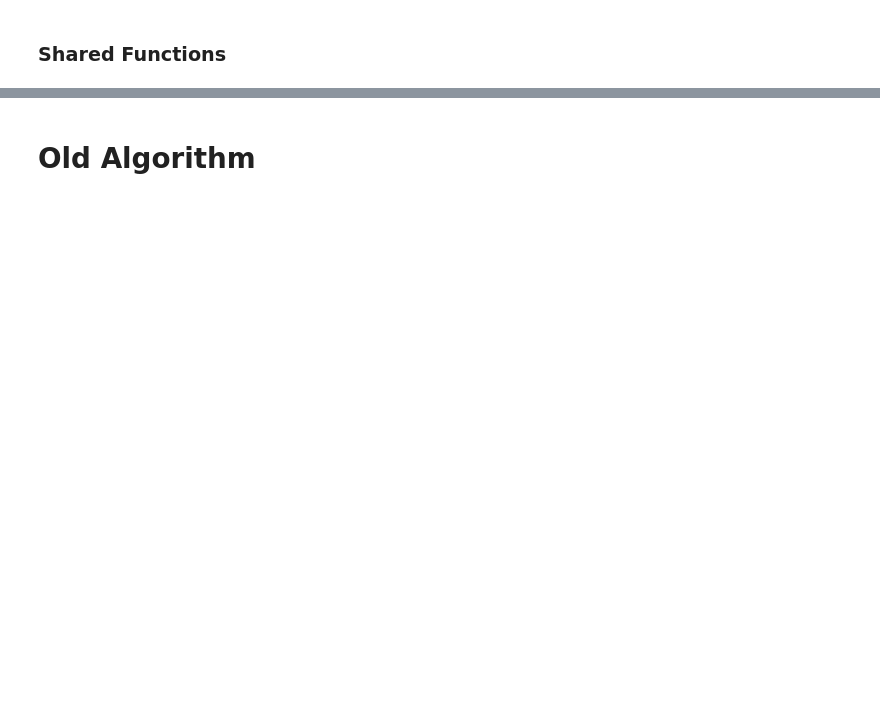
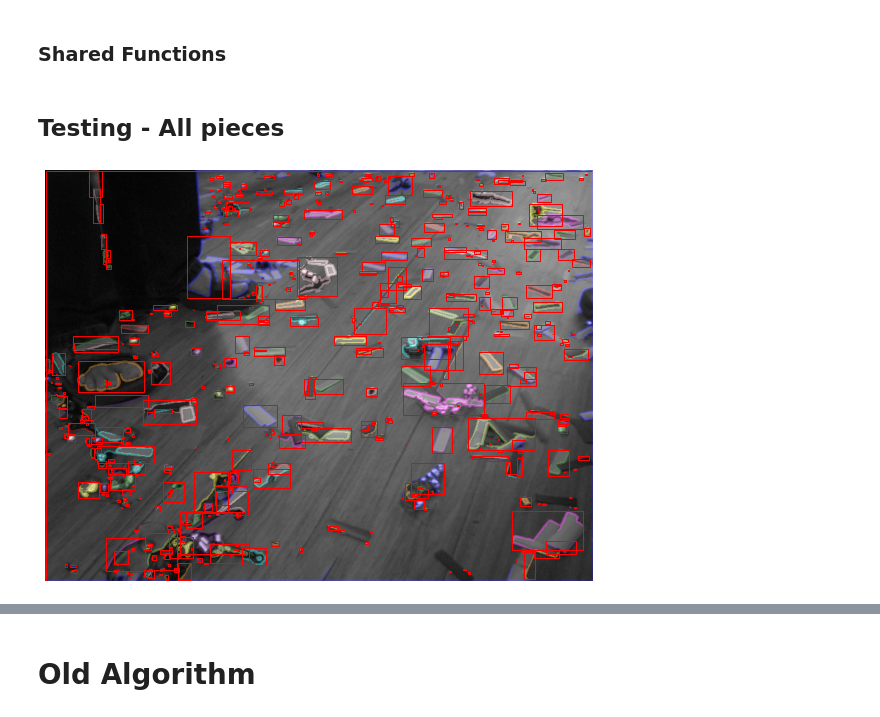
Before and after one commit to tancalv2/ConfettiRemoval, a Jupyter notebook: ScatterInpainting.ipynb, the cells around one changed output, grey strips where cells are left out. Cells and saved outputs as stored; diff of their text form; code cells hidden in the pictures; blank space fills up the shorter version.

```diff
--- a/ScatterInpainting.ipynb
+++ b/ScatterInpainting.ipynb
@@ -516,0 +613,20 @@ def plotFigures(coords1, coords2):
+# %% [markdown]
+## Testing - All pieces
+# %%
+# img = cv2.imread('img0035.png', 0)
+# img_clr = cv2.imread('img0035.png')
+img = cv2.imread('img0036.png', 0)
+img_clr = cv2.imread('img0036.png')
+# img = cv2.imread('img0037.png', 0)
+# img_clr = cv2.imread('img0037.png')
+gaussFilter = Gauss2D(3, 1, 3, 1)
+# gaussFilter = Gauss2D(5, 2, 5, 2)
+img_G = convolve2d(img, gaussFilter, mode='same')
+img_grad = gradMagnitude(img_G)
+# img_grad = gradMagnitude(img)
+img_grad = img_grad/img_grad.max()*255
+img_edge, tau = thresholdAlgorithm(img_grad)
+labeledImage, _ = CCL(255*img_edge)
+visualizeCells(labeledImage, img)
+# %% [output]
+[figure, added]
```
Also changed, not shown: parts of 40 cells of this notebook.
